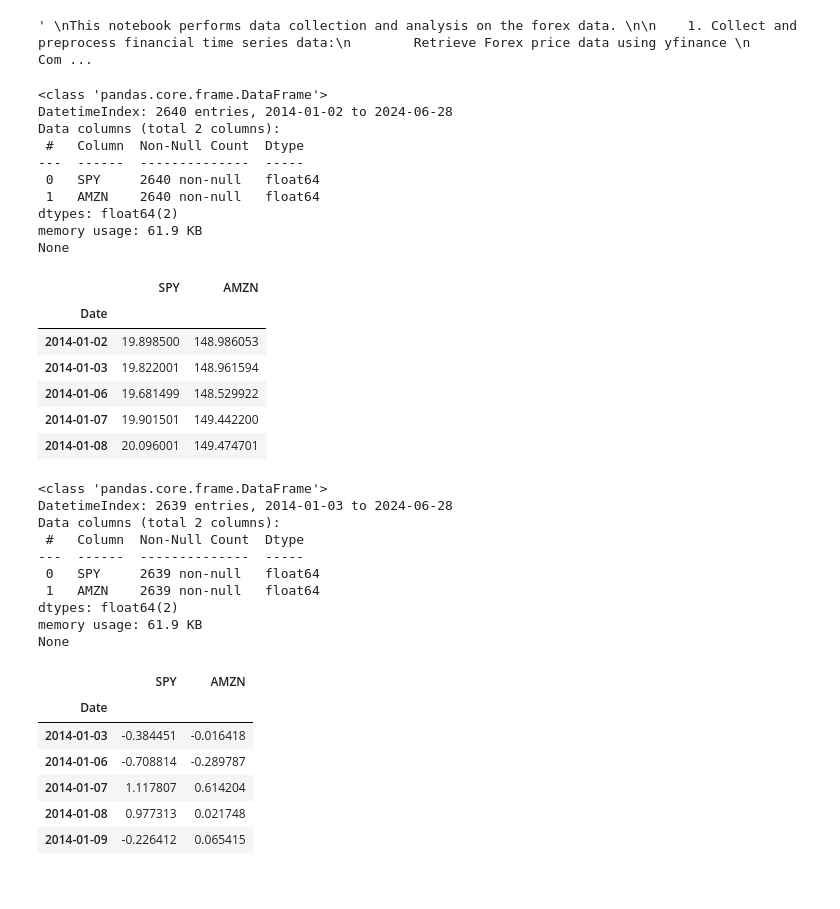
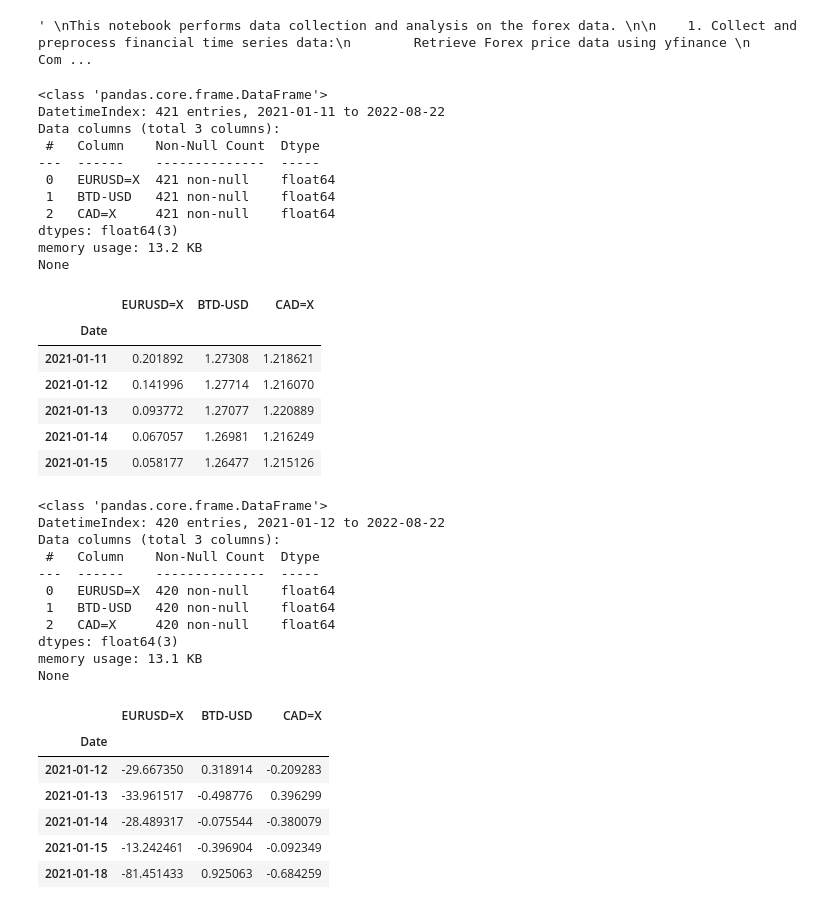
Before and after one commit to AnnastasiaStathakos/financial-time-series-forecasting, a Jupyter notebook: notebooks/01_forex_data_analysis.ipynb, the cells around one changed output. Cells and saved outputs as stored; diff of their text form; code cells hidden in the pictures.

```diff
--- a/notebooks/01_forex_data_analysis.ipynb
+++ b/notebooks/01_forex_data_analysis.ipynb
@@ -32,40 +31,42 @@ This notebook performs data collection and analysis on the forex data.
 ' \nThis notebook performs data collection and analysis on the forex data. \n\n    1. Collect and preprocess financial time series data:\n        Retrieve Forex price data using yfinance \n        Com ...
 # %%
 # Load FOREX data
-tickers = ["SPY", "AMZN"] # not forex data yet
+# EUR/USD, BTC/USD and USD/CAD
+tickers = ["EURUSD=X", "BTD-USD", "CAD=X"] # not forex data yet
 start, end = "2014-01-01", "2024-06-30"
 
 data = yf.download(tickers, start=start, end=end, progress=False)
 prices = data["Close"].copy()
 prices.dropna(inplace=True)
 
 prices.set_index(prices.index, inplace=True)
 prices.columns = tickers
 
 # save data to csv
 prices.to_csv("../data/prices.csv")
 
 # check data
 print(prices.info())
 prices.head()
 # %% [output]
 <class 'pandas.core.frame.DataFrame'>
-DatetimeIndex: 2640 entries, 2014-01-02 to 2024-06-28
-Data columns (total 2 columns):
- #   Column  Non-Null Count  Dtype
----  ------  --------------  -----
- 0   SPY     2640 non-null   float64
- 1   AMZN    2640 non-null   float64
-dtypes: float64(2)
-memory usage: 61.9 KB
+DatetimeIndex: 421 entries, 2021-01-11 to 2022-08-22
+Data columns (total 3 columns):
+ #   Column    Non-Null Count  Dtype
+---  ------    --------------  -----
+ 0   EURUSD=X  421 non-null    float64
+ 1   BTD-USD   421 non-null    float64
+ 2   CAD=X     421 non-null    float64
+dtypes: float64(3)
+memory usage: 13.2 KB
 None
-|  | SPY | AMZN |
-| Date |  |  |
-| 2014-01-02 | 19.898500 | 148.986053 |
-| 2014-01-03 | 19.822001 | 148.961594 |
-| 2014-01-06 | 19.681499 | 148.529922 |
-| 2014-01-07 | 19.901501 | 149.442200 |
-| 2014-01-08 | 20.096001 | 149.474701 |
+|  | EURUSD=X | BTD-USD | CAD=X |
+| Date |  |  |  |
+| 2021-01-11 | 0.201892 | 1.27308 | 1.218621 |
+| 2021-01-12 | 0.141996 | 1.27714 | 1.216070 |
+| 2021-01-13 | 0.093772 | 1.27077 | 1.220889 |
+| 2021-01-14 | 0.067057 | 1.26981 | 1.216249 |
+| 2021-01-15 | 0.058177 | 1.26477 | 1.215126 |
 # %%
 # Daily returns :
 returns = prices.pct_change().dropna()*100
@@ -78,22 +79,23 @@ print(returns.info())
 returns.head()
 # %% [output]
 <class 'pandas.core.frame.DataFrame'>
-DatetimeIndex: 2639 entries, 2014-01-03 to 2024-06-28
-Data columns (total 2 columns):
- #   Column  Non-Null Count  Dtype
----  ------  --------------  -----
- 0   SPY     2639 non-null   float64
- 1   AMZN    2639 non-null   float64
-dtypes: float64(2)
-memory usage: 61.9 KB
+DatetimeIndex: 420 entries, 2021-01-12 to 2022-08-22
+Data columns (total 3 columns):
+ #   Column    Non-Null Count  Dtype
+---  ------    --------------  -----
+ 0   EURUSD=X  420 non-null    float64
+ 1   BTD-USD   420 non-null    float64
+ 2   CAD=X     420 non-null    float64
+dtypes: float64(3)
+memory usage: 13.1 KB
 None
-|  | SPY | AMZN |
-| Date |  |  |
-| 2014-01-03 | -0.384451 | -0.016418 |
-| 2014-01-06 | -0.708814 | -0.289787 |
-| 2014-01-07 | 1.117807 | 0.614204 |
-| 2014-01-08 | 0.977313 | 0.021748 |
-| 2014-01-09 | -0.226412 | 0.065415 |
+|  | EURUSD=X | BTD-USD | CAD=X |
+| Date |  |  |  |
+| 2021-01-12 | -29.667350 | 0.318914 | -0.209283 |
+| 2021-01-13 | -33.961517 | -0.498776 | 0.396299 |
+| 2021-01-14 | -28.489317 | -0.075544 | -0.380079 |
+| 2021-01-15 | -13.242461 | -0.396904 | -0.092349 |
+| 2021-01-18 | -81.451433 | 0.925063 | -0.684259 |
 # %%
 # Log returns :
 log_returns = np.log(prices / prices.shift(1)).dropna()*100
```
Also changed, not shown: parts of 11 cells of this notebook, 26 other files.
